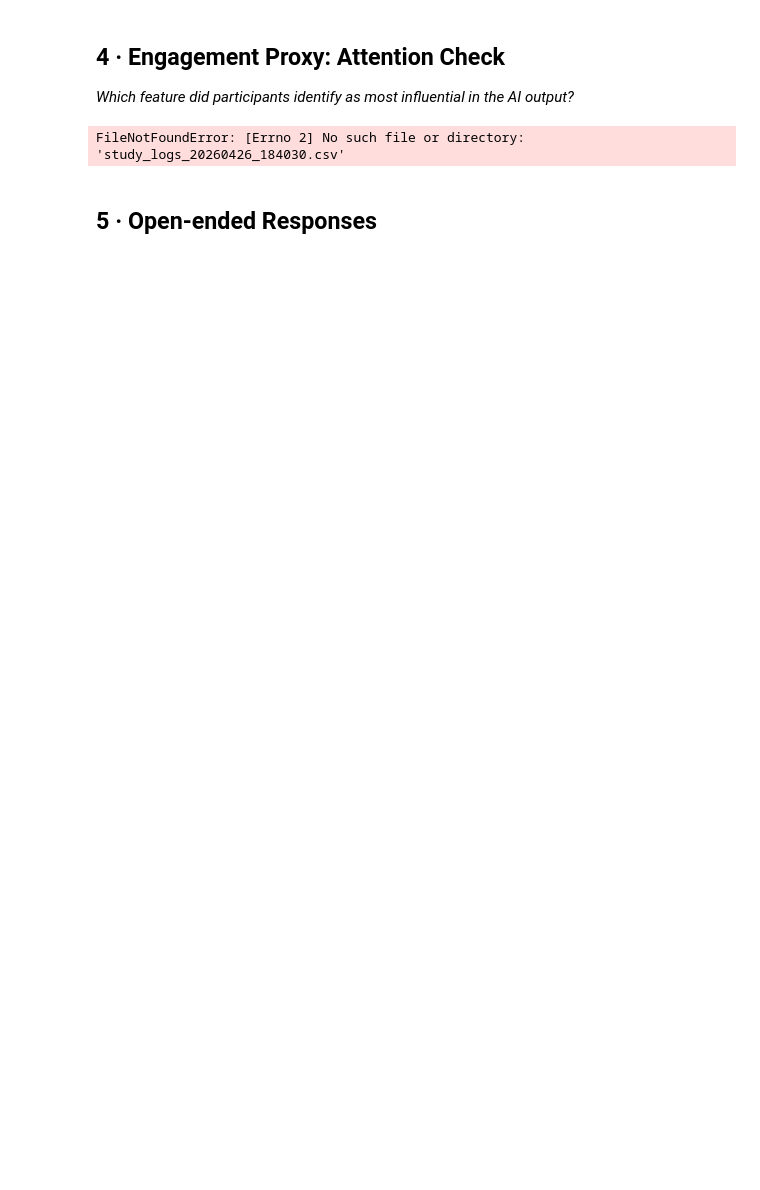
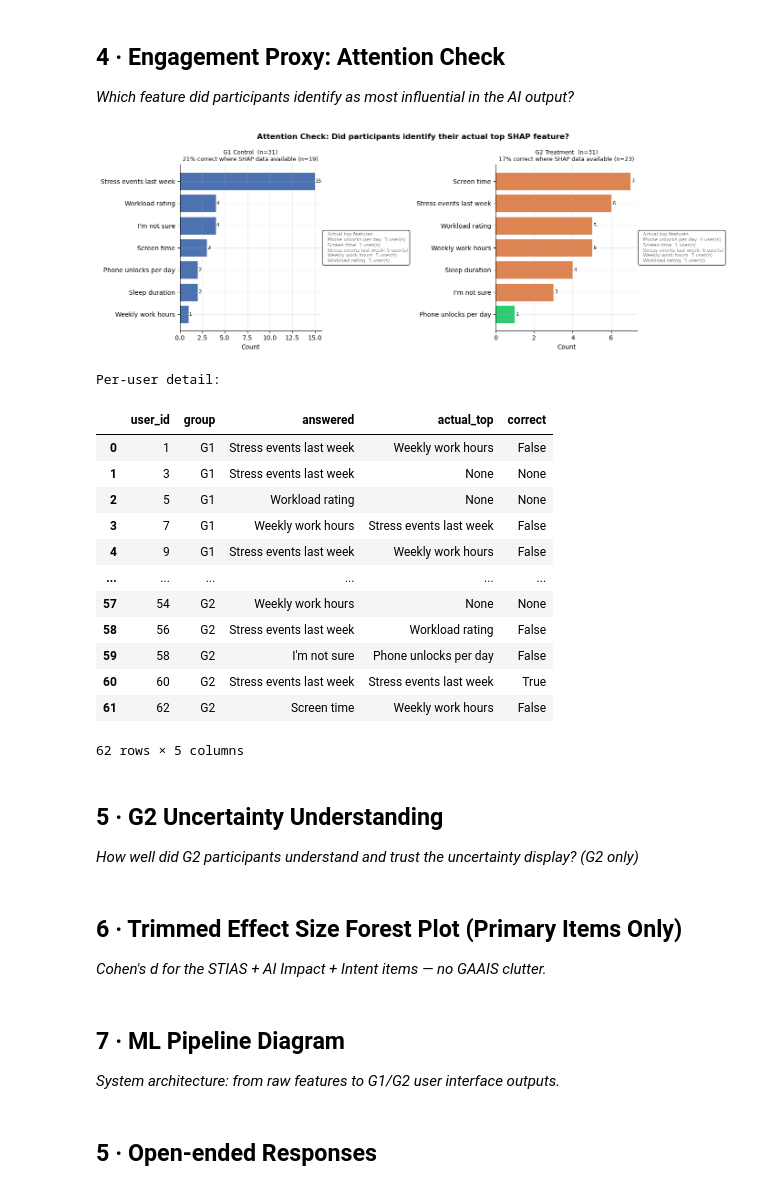
Before and after one commit to mmasoumipy/GreyBox, a Jupyter notebook: study_outputs/analysis.ipynb, the cells around one changed output. Drawn from its saved outputs; the diff is of its cells as text; code cells hidden in the pictures; blank space fills up the shorter version.

Commit message:
image

```diff
--- a/study_outputs/analysis.ipynb
+++ b/study_outputs/analysis.ipynb
@@ -277,7 +237,7 @@ plt.show()
 *Which feature did participants identify as most influential in the AI output?*
 # %%
 # ── Attention check: per-user correct answer from actual SHAP drivers ────────
-df_raw = pd.read_csv('study_logs_20260426_184030.csv')
+df_raw = pd.read_csv('study_logs_20260430_234753.csv')
 
 feature_map = {
     'stress_event_count_last_week': 'Stress events last week',
@@ -345,32 +305,49 @@ for ax, group_id, color in [(axes[0], 'G1', C1), (axes[1], 'G2', C2)]:
 
     bars = ax.barh(answer_counts.index, answer_counts.values,
                    color=bar_colors, edgecolor='white', linewidth=0.5)
     for bar in bars:
         w = bar.get_width()
         ax.text(w + 0.05, bar.get_y() + bar.get_height()/2,
                 str(int(w)), va='center', fontsize=8)
 
     label = 'G1 Control' if group_id == 'G1' else 'G2 Treatment'
     ax.set_title(
         f'{label}  (n={n_total})\n'
         f'{pct:.0f}% correct where SHAP data available (n={n_assessed})',
         fontsize=9)
     ax.set_xlabel('Count')
     ax.invert_yaxis()
 
     # Annotate which answer was actually correct for each user
     note = has_data.groupby('actual_top').size().reset_index(name='n')
     note_str = '  Actual top features:\n' + '\n'.join(
         f'  {r.actual_top}: {r.n} user(s)' for _, r in note.iterrows())
     ax.text(1.02, 0.5, note_str, transform=ax.transAxes,
             fontsize=7.5, va='center', color='gray',
             bbox=dict(boxstyle='round,pad=0.4', fc='white', alpha=0.8))
 
 plt.tight_layout()
-plt.savefig('fig4_attention_check.png', dpi=150, bbox_inches='tight')
+plt.savefig('figures/fig4_attention_check.png', dpi=150, bbox_inches='tight')
 plt.show()
 
 print('\nPer-user detail:')
 display(attn.sort_values(['group','user_id']).reset_index(drop=True))
 # %% [output]
+[figure, added]
-FileNotFoundError: [Errno 2] No such file or directory: 'study_logs_20260426_184030.csv'
+Per-user detail:
+|  | user_id | group | answered | actual_top | correct |
+| 0 | 1 | G1 | Stress events last week | Weekly work hours | False |
+| 1 | 3 | G1 | Stress events last week | None | None |
+| 2 | 5 | G1 | Workload rating | None | None |
+| 3 | 7 | G1 | Weekly work hours | Stress events last week | False |
+| 4 | 9 | G1 | Stress events last week | Weekly work hours | False |
+| ... | ... | ... | ... | ... | ... |
+| 57 | 54 | G2 | Weekly work hours | None | None |
+| 58 | 56 | G2 | Stress events last week | Workload rating | False |
+| 59 | 58 | G2 | I'm not sure | Phone unlocks per day | False |
+| 60 | 60 | G2 | Stress events last week | Stress events last week | True |
+| 61 | 62 | G2 | Screen time | Weekly work hours | False |
+62 rows × 5 columns
+# %% [markdown]
+## 5 · G2 Uncertainty Understanding
+*How well did G2 participants understand and trust the uncertainty display? (G2 only)*
@@ -376,0 +418,3 @@ FileNotFoundError: [Errno 2] No such file or directory: 'study_logs_20260426_184
+# %% [markdown]
+## 6 · Trimmed Effect Size Forest Plot (Primary Items Only)
+*Cohen's d for the STIAS + AI Impact + Intent items — no GAAIS clutter.*
@@ -376,0 +519,3 @@ FileNotFoundError: [Errno 2] No such file or directory: 'study_logs_20260426_184
+# %% [markdown]
+## 7 · ML Pipeline Diagram
+*System architecture: from raw features to G1/G2 user interface outputs.*
```
Also changed, not shown: parts of 13 cells of this notebook.
